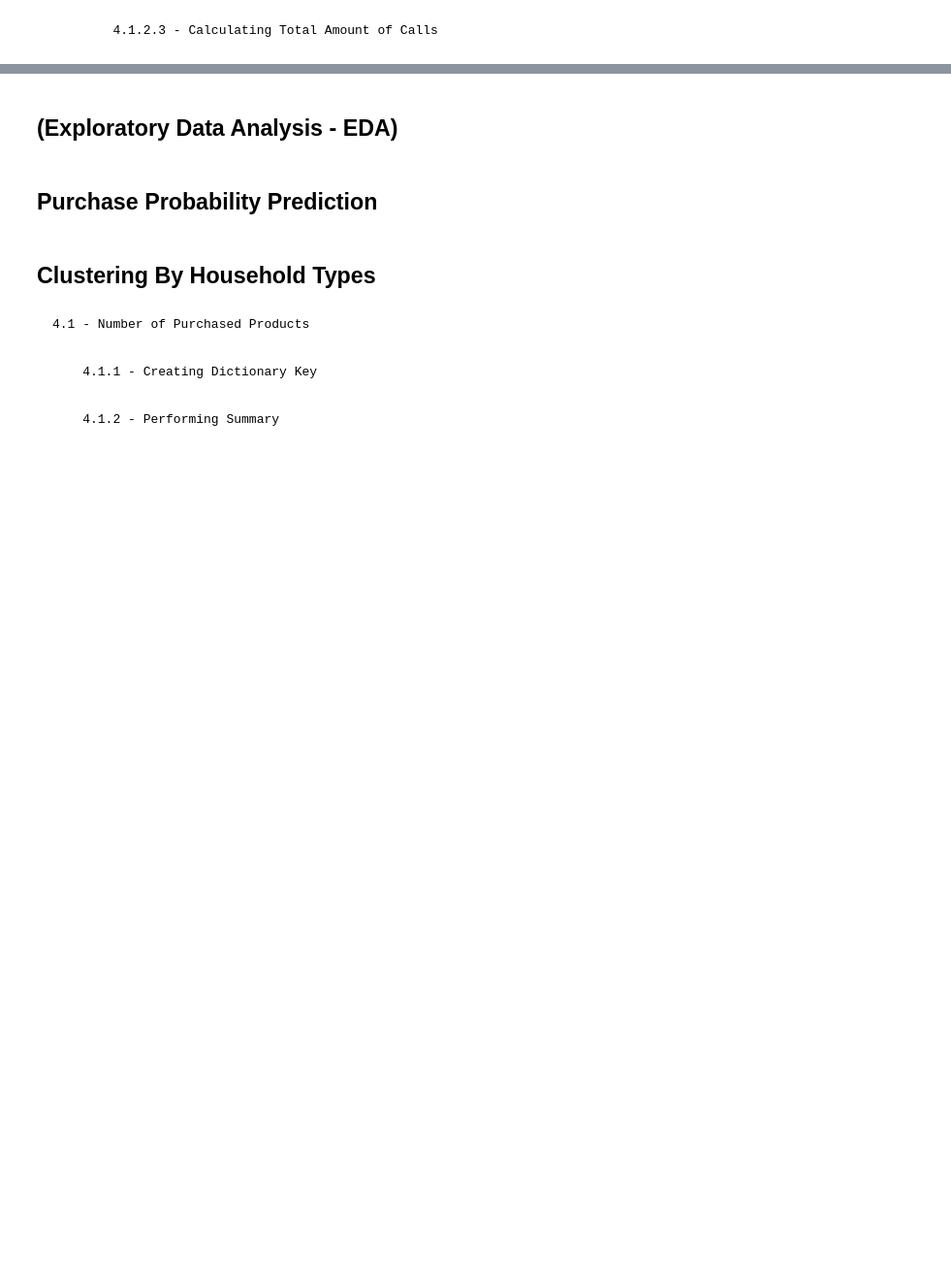
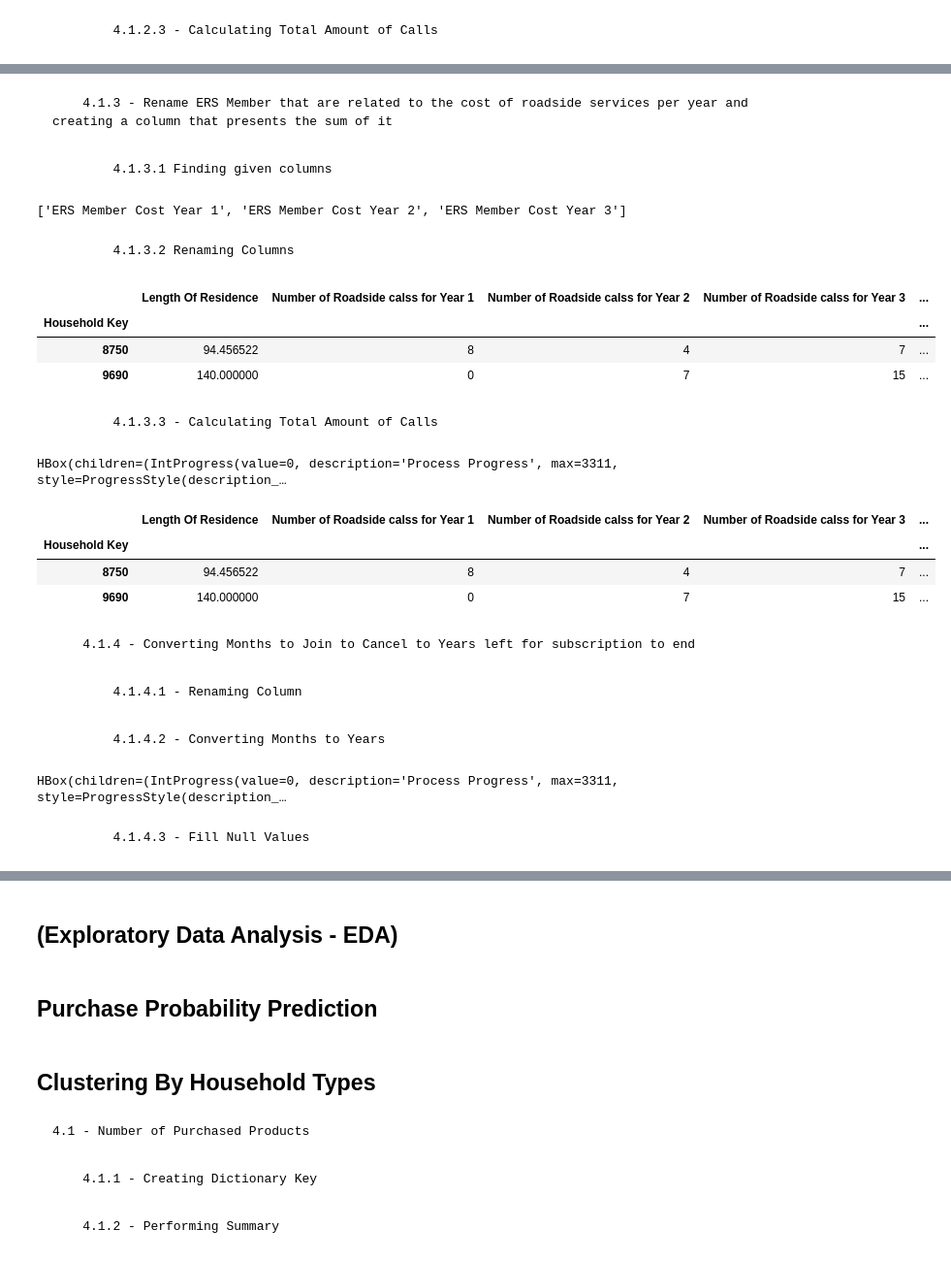
Before and after one commit to mllogeo/MLPGD_Capstone_Project, a Jupyter notebook: scripts/main.ipynb, the cells around one changed output, grey strips where cells are left out. Shown: that part at 97% size. Drawn from its saved outputs; the diff is of its cells as text; code cells hidden in the pictures; blank space fills up the shorter version.

```diff
--- a/scripts/main.ipynb
+++ b/scripts/main.ipynb
@@ -527,3 +698,6 @@ for idx in tqdm_notebook(checkpoint_2[sequence[0]].index, desc='Process Progress
+# %%
+for c in ['Number of Roadside calss for Year 1', 'Number of Roadside calss for Year 2',	'Number of Roadside calss for Year 3']: # for each Number of Roadside calls for each Year
+    checkpoint_2[sequence[0]][c] = checkpoint_2[sequence[0]][c].astype(int) # converting the final values to iterger type
 # %%
 column_name = 'Total Number of Roadside Calls' # naming the new column
 
@@ -534,0 +714,47 @@ checkpoint_2[sequence[0]].head(n=2)
+# %% [markdown]
+        4.1.3 - Rename ERS Member that are related to the cost of roadside services per year and creating a column that presents the sum of it
+# %% [markdown]
+            4.1.3.1 Finding given columns
+# %%
+matching_ERS_Cost = [s for s in list(checkpoint_2[sequence[0]].columns) if "ERS Member" in s] # creating a list of the columns that have at least the ERS Member mnemonic
+
+print(matching_ERS_Cost)
+# %% [output]
+['ERS Member Cost Year 1', 'ERS Member Cost Year 2', 'ERS Member Cost Year 3']
+# %% [markdown]
+            4.1.3.2 Renaming Columns
+# %%
+counter = 1 # counter flag
+
+for c in matching_ERS_Cost:
+
+    checkpoint_2[sequence[0]].rename(columns={c : 'Roadside Member Cost for Year' + ' ' + str(counter)}, inplace=True) # renaming the columns
+
+    counter = counter + 1 # index of the new product column name
+# %%
+checkpoint_2[sequence[0]].head(n=2)
+# %% [output]
+|  | Length Of Residence | Number of Roadside calss for Year 1 | Number of Roadside calss for Year 2 | Number of Roadside calss for Year 3 | ... |
+| Household Key |  |  |  |  | ... |
+| 8750 | 94.456522 | 8 | 4 | 7 | ... |
+| 9690 | 140.000000 | 0 | 7 | 15 | ... |
+# %% [markdown]
+            4.1.3.3 - Calculating Total Amount of Calls
+# %%
+new_column = [] # creating list for the new column to be appended
+
+for idx in tqdm_notebook(checkpoint_2[sequence[0]].index, desc='Process Progress'): # For each row
+
+    total_amount = 0 # total amount of Roadside cost for each Household Key
+
+    for c in ['Roadside Member Cost for Year 1', 'Roadside Member Cost for Year 2',	'Roadside Member Cost for Year 3']: # for each cost of Roadside for each Year
+
+        if np.isnan(checkpoint_2[sequence[0]][c][idx]): # checking for nan values existance
+
+            checkpoint_2[sequence[0]].at[idx, c] = 0 # replacing them by zero cost
+
+        total_amount += checkpoint_2[sequence[0]][c][idx] # summing the total amount of roadside cost
+
+    new_column.append(total_amount) # appending to list representing the new column to be appended
+# %% [output]
+HBox(children=(IntProgress(value=0, description='Process Progress', max=3311, style=ProgressStyle(description_…
@@ -534,0 +765,11 @@ checkpoint_2[sequence[0]].head(n=2)
+# %%
+checkpoint_2[sequence[0]].head(n=2)
+# %% [output]
+|  | Length Of Residence | Number of Roadside calss for Year 1 | Number of Roadside calss for Year 2 | Number of Roadside calss for Year 3 | ... |
+| Household Key |  |  |  |  | ... |
+| 8750 | 94.456522 | 8 | 4 | 7 | ... |
+| 9690 | 140.000000 | 0 | 7 | 15 | ... |
+# %% [markdown]
+        4.1.4 - Converting Months to Join to Cancel to Years left for subscription to end
+# %% [markdown]
+            4.1.4.1 - Renaming Column
@@ -534,0 +778,12 @@ checkpoint_2[sequence[0]].head(n=2)
+# %% [markdown]
+            4.1.4.2 - Converting Months to Years
+# %%
+for idx in tqdm_notebook(checkpoint_2[sequence[0]].index, desc='Process Progress'): # For each row
+
+    if ~np.isnan(checkpoint_2[sequence[0]]['Years to Cancelled Status'][idx]): # if the given Household Key does not have a null value for the given column
+
+        checkpoint_2[sequence[0]].at[idx, 'Years to Cancelled Status'] = round(checkpoint_2[sequence[0]]['Years to Cancelled Status'][idx]/12)
+# %% [output]
+HBox(children=(IntProgress(value=0, description='Process Progress', max=3311, style=ProgressStyle(description_…
+# %% [markdown]
+            4.1.4.3 - Fill Null Values
```
Also changed, not shown: parts of 54 cells of this notebook.
